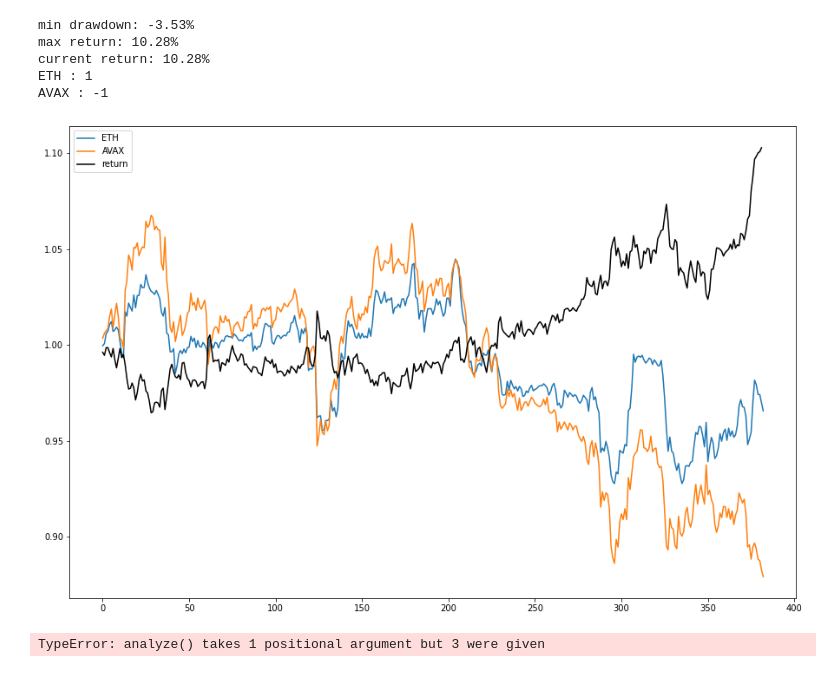
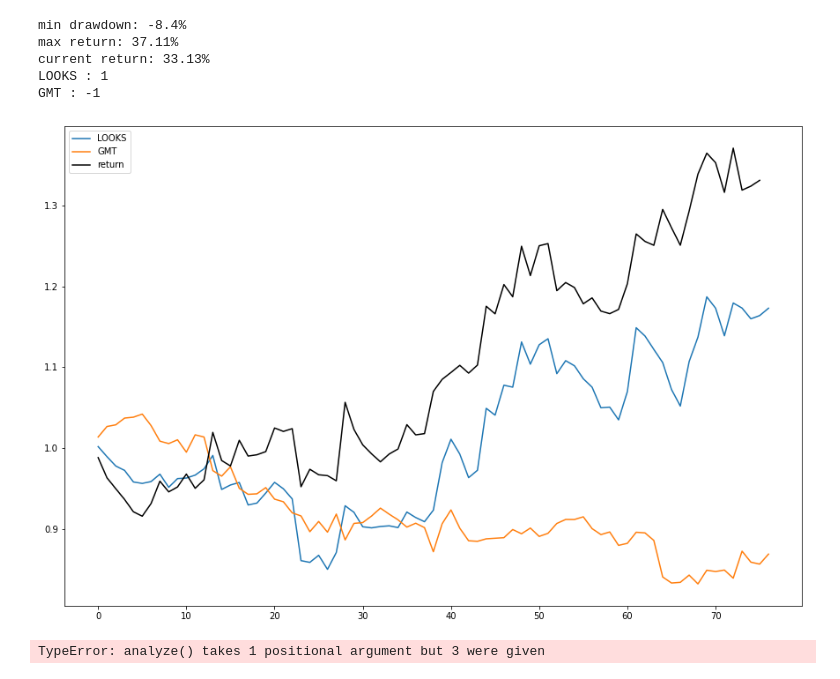
Before and after one commit to kGeee/zenith, a Jupyter notebook: testing.ipynb, the cells around one changed output. Drawn from its saved outputs; the diff is of its cells as text; code cells hidden in the pictures.

```diff
--- a/testing.ipynb
+++ b/testing.ipynb
@@ -5,14 +7,14 @@ from oms import OMS
 o = OMS()
 o.range(side="sell", "APE", [], size, num_orders)
 # %%
-a,b = multi_weighted_index({"ETH":1, "AVAX":-1}, 15, resolution="15m")
+a,b = multi_weighted_index({"LOOKS":1, "GMT":-1}, 2, resolution="1m")
 # %% [output]
-min drawdown: -3.53%
-max return: 10.28%
-current return: 10.28%
-ETH : 1
-AVAX : -1
+min drawdown: -8.4%
+max return: 37.11%
+current return: 33.13%
+LOOKS : 1
+GMT : -1
-[figure, old version]
+[figure, new version]
 # %%
 a= compare("2022-04-01", "APE-PERP" , long=True)
 # %% [output]
```
Also changed, not shown: parts of 7 cells of this notebook, 29 other files.
